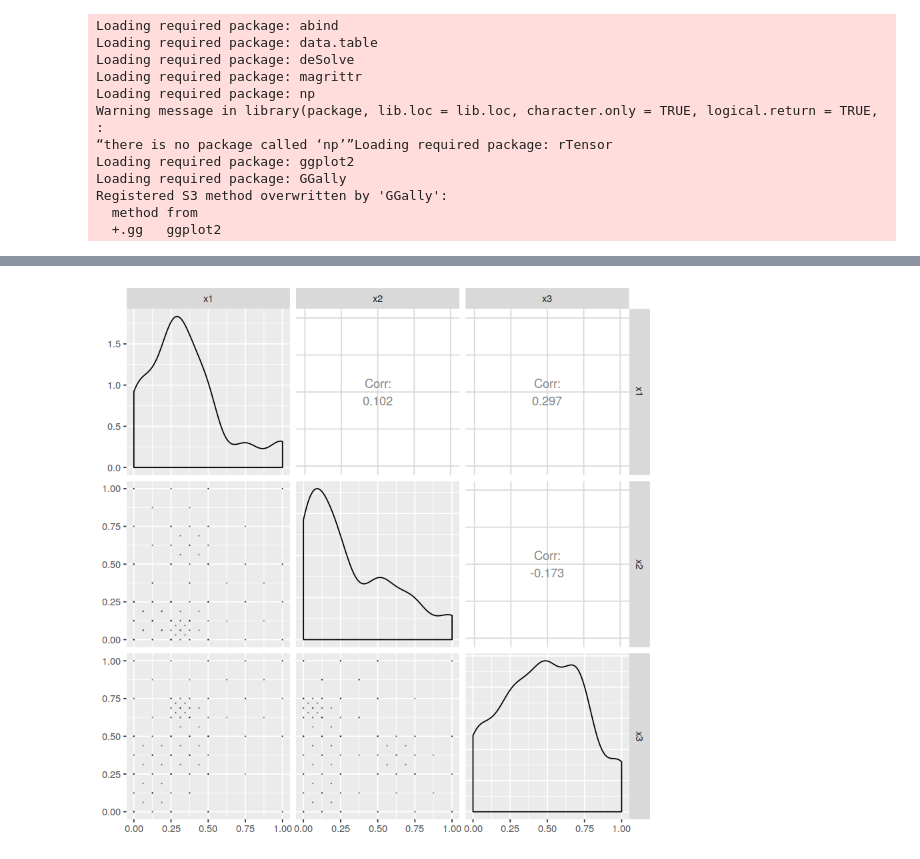
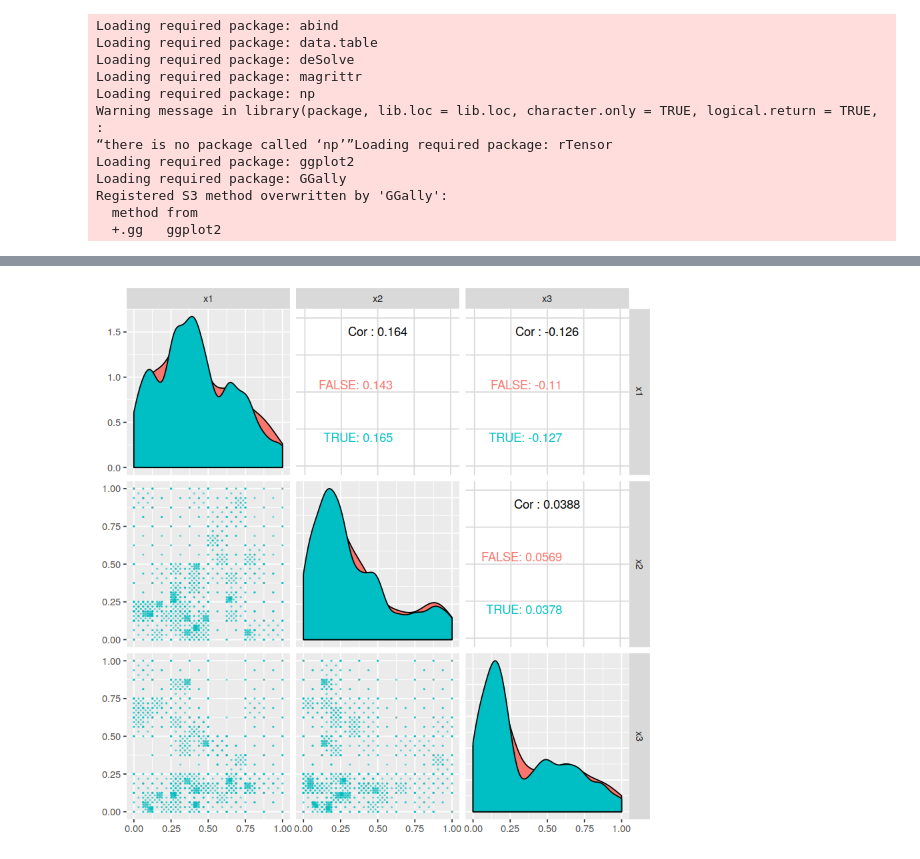
Before and after one commit to functionally/ssa, a Jupyter notebook: bioproduct-types-v9.ipynb, the cells around one changed output, grey strips where cells are left out. Saved outputs shown, nothing was run; the diff lists cells and outputs as text; code cells hidden in the pictures.

```diff
--- a/bioproduct-types-v9.ipynb
+++ b/bioproduct-types-v9.ipynb
@@ -29,9 +63,9 @@ xs %>% dim
 # %%
 ggpairs(
     xs,
     6:8,
-#   mapping = aes(color=factor(mapply(ssa.depth, i1))),
-    lower = list(continuous = wrap("points", alpha = 0.2, size=0.05))
+    mapping = aes(color=!probed),
+    lower = list(continuous = wrap("points", alpha = 0.25, size=0.25))
 )
 # %% [output]
-[figure, old version]
+[figure, new version]
```
Also changed, not shown: parts of 8 cells of this notebook, 6 other files.
